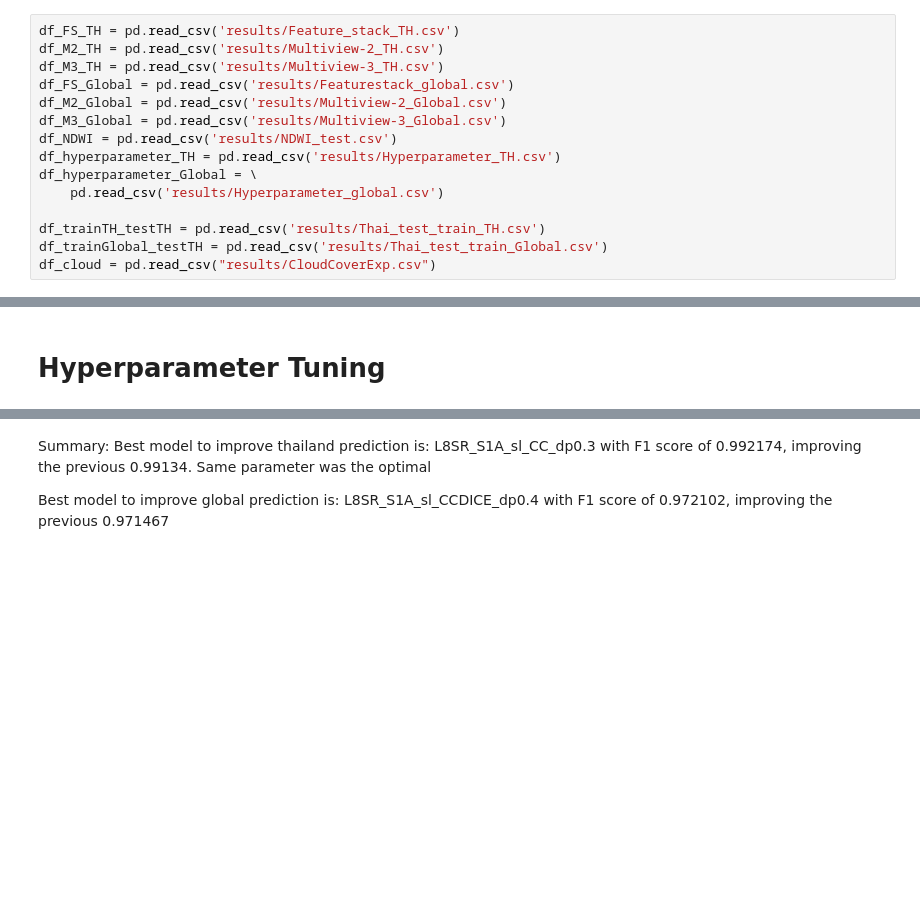
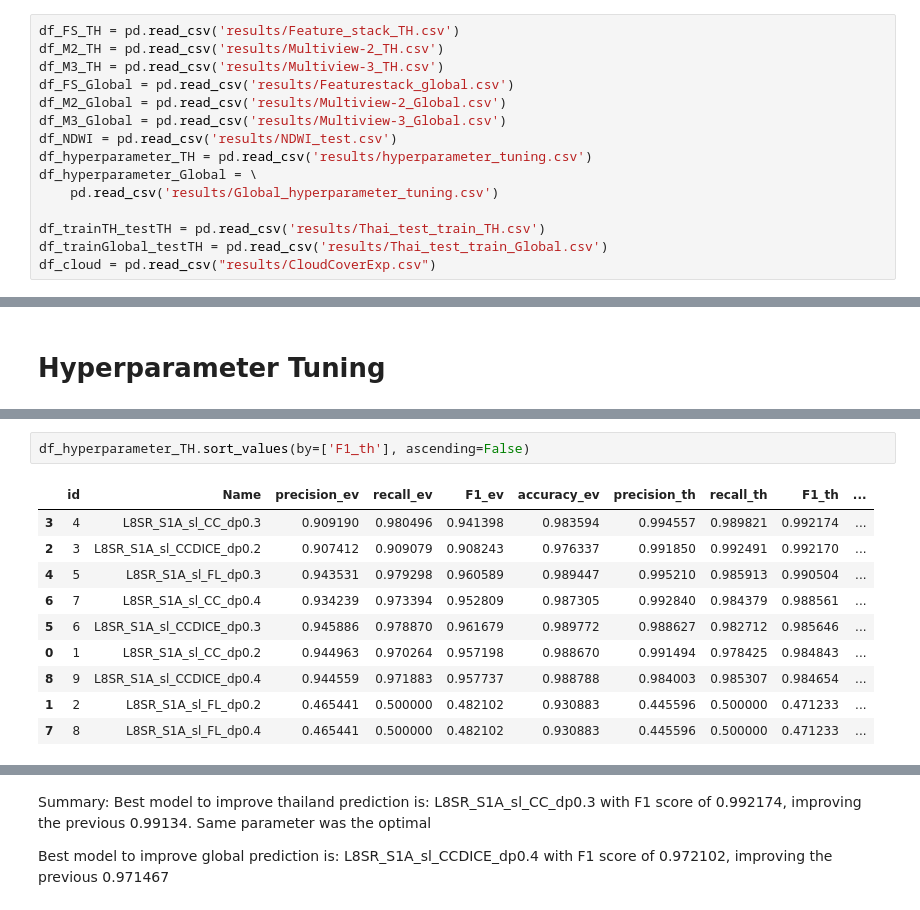
Before and after one commit to edsml-kl121/wateroracle, a Jupyter notebook: results.ipynb, the cells around one changed output, grey strips where cells are left out. Drawn from its saved outputs; the diff is of its cells as text; blank space fills up the shorter version.

```diff
--- a/results.ipynb
+++ b/results.ipynb
@@ -19,9 +17,9 @@ df_FS_Global = pd.read_csv('results/Featurestack_global.csv')
 df_M2_Global = pd.read_csv('results/Multiview-2_Global.csv')
 df_M3_Global = pd.read_csv('results/Multiview-3_Global.csv')
 df_NDWI = pd.read_csv('results/NDWI_test.csv')
-df_hyperparameter_TH = pd.read_csv('results/Hyperparameter_TH.csv')
+df_hyperparameter_TH = pd.read_csv('results/hyperparameter_tuning.csv')
 df_hyperparameter_Global = \
-    pd.read_csv('results/Hyperparameter_global.csv')
+    pd.read_csv('results/Global_hyperparameter_tuning.csv')
 
 df_trainTH_testTH = pd.read_csv('results/Thai_test_train_TH.csv')
 df_trainGlobal_testTH = pd.read_csv('results/Thai_test_train_Global.csv')
@@ -760,0 +745,13 @@ df_hyperparameter_Global
+# %%
+df_hyperparameter_TH.sort_values(by=['F1_th'], ascending=False)
+# %% [output]
+|  | id | Name | precision_ev | recall_ev | F1_ev | accuracy_ev | precision_th | recall_th | F1_th | ... |
+| 3 | 4 | L8SR_S1A_sl_CC_dp0.3 | 0.909190 | 0.980496 | 0.941398 | 0.983594 | 0.994557 | 0.989821 | 0.992174 | ... |
+| 2 | 3 | L8SR_S1A_sl_CCDICE_dp0.2 | 0.907412 | 0.909079 | 0.908243 | 0.976337 | 0.991850 | 0.992491 | 0.992170 | ... |
+| 4 | 5 | L8SR_S1A_sl_FL_dp0.3 | 0.943531 | 0.979298 | 0.960589 | 0.989447 | 0.995210 | 0.985913 | 0.990504 | ... |
+| 6 | 7 | L8SR_S1A_sl_CC_dp0.4 | 0.934239 | 0.973394 | 0.952809 | 0.987305 | 0.992840 | 0.984379 | 0.988561 | ... |
+| 5 | 6 | L8SR_S1A_sl_CCDICE_dp0.3 | 0.945886 | 0.978870 | 0.961679 | 0.989772 | 0.988627 | 0.982712 | 0.985646 | ... |
+| 0 | 1 | L8SR_S1A_sl_CC_dp0.2 | 0.944963 | 0.970264 | 0.957198 | 0.988670 | 0.991494 | 0.978425 | 0.984843 | ... |
+| 8 | 9 | L8SR_S1A_sl_CCDICE_dp0.4 | 0.944559 | 0.971883 | 0.957737 | 0.988788 | 0.984003 | 0.985307 | 0.984654 | ... |
+| 1 | 2 | L8SR_S1A_sl_FL_dp0.2 | 0.465441 | 0.500000 | 0.482102 | 0.930883 | 0.445596 | 0.500000 | 0.471233 | ... |
+| 7 | 8 | L8SR_S1A_sl_FL_dp0.4 | 0.465441 | 0.500000 | 0.482102 | 0.930883 | 0.445596 | 0.500000 | 0.471233 | ... |
```
Also changed, not shown: parts of 7 cells of this notebook, 5 other files.
